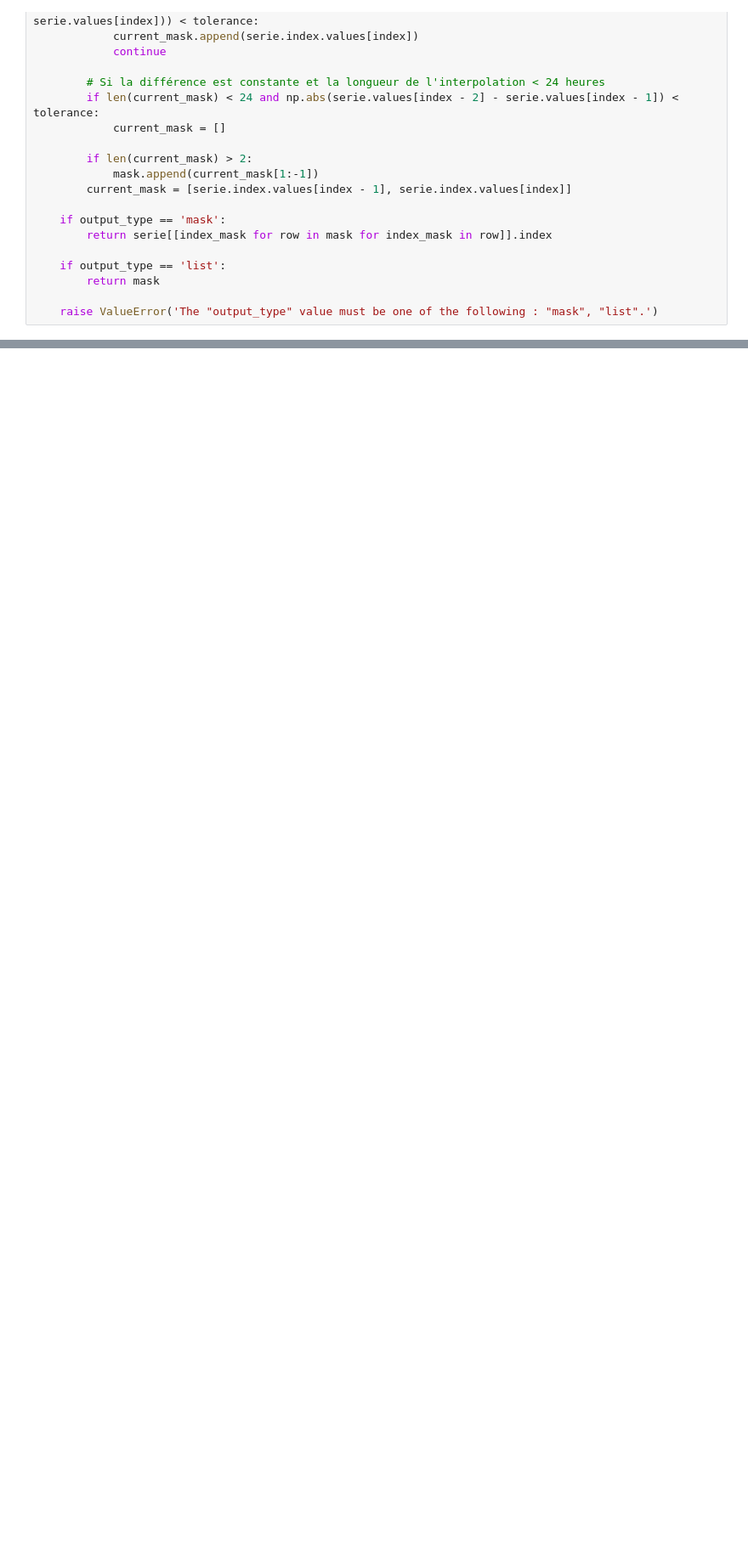
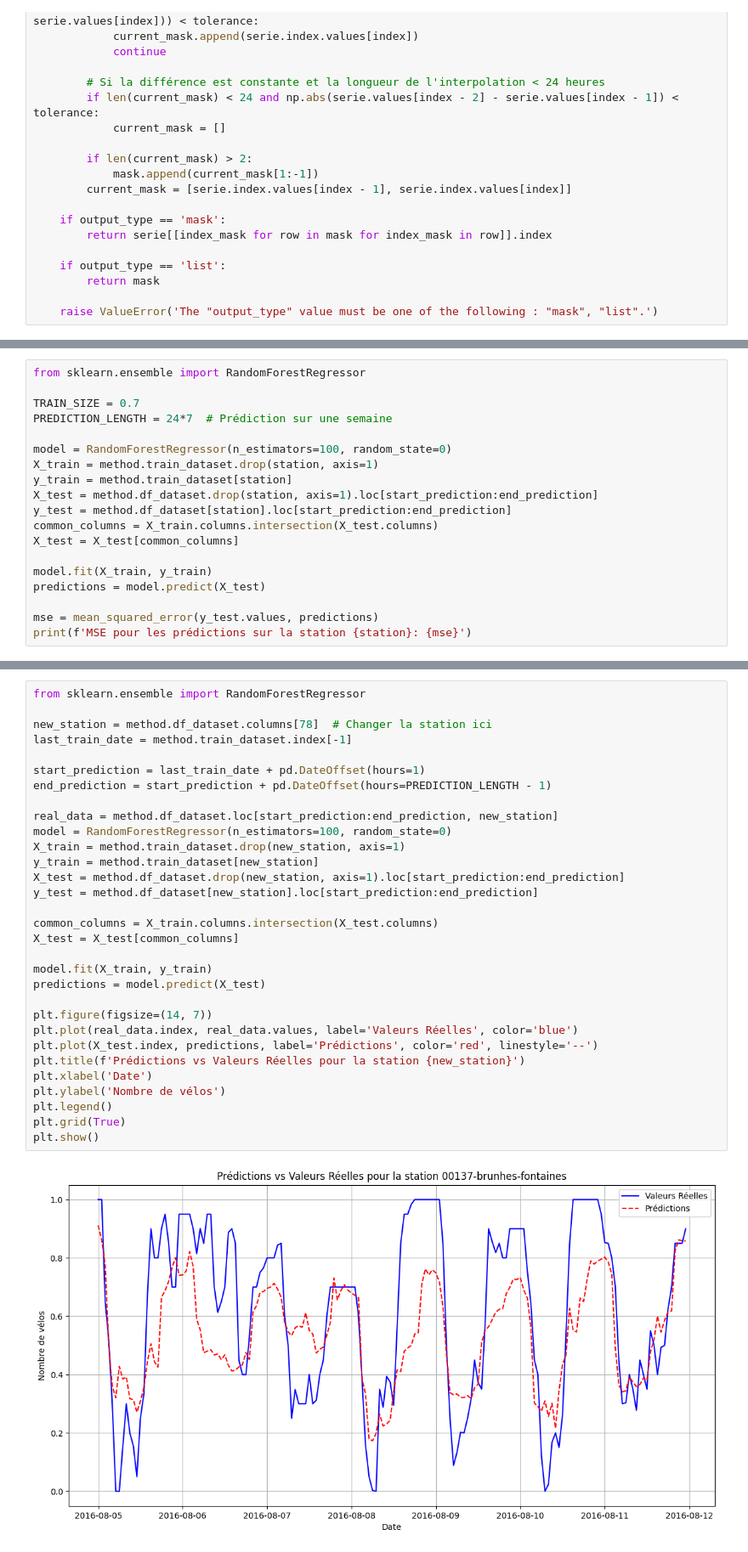
Before and after one commit to Myuketsu/Time-series-predictions-on-bike-station-sensor-networks, a Jupyter notebook: test.ipynb, the cells around one changed output, grey strips where cells are left out. Shown at 85% size. Drawn from its saved outputs; the diff is of its cells as text; blank space fills up the shorter version.

```diff
--- a/test.ipynb
+++ b/test.ipynb
@@ -182,0 +179,19 @@ NameError: name 'df' is not defined
+# %%
+from sklearn.ensemble import RandomForestRegressor
+
+TRAIN_SIZE = 0.7
+PREDICTION_LENGTH = 24*7  # Prédiction sur une semaine
+
+model = RandomForestRegressor(n_estimators=100, random_state=0)
+X_train = method.train_dataset.drop(station, axis=1)
+y_train = method.train_dataset[station]
+X_test = method.df_dataset.drop(station, axis=1).loc[start_prediction:end_prediction]
+y_test = method.df_dataset[station].loc[start_prediction:end_prediction]
+common_columns = X_train.columns.intersection(X_test.columns)
+X_test = X_test[common_columns]
+
+model.fit(X_train, y_train)
+predictions = model.predict(X_test)
+
+mse = mean_squared_error(y_test.values, predictions)
+print(f'MSE pour les prédictions sur la station {station}: {mse}')
@@ -182,0 +200,33 @@ NameError: name 'df' is not defined
+# %%
+from sklearn.ensemble import RandomForestRegressor
+
+new_station = method.df_dataset.columns[78]  # Changer la station ici
+last_train_date = method.train_dataset.index[-1]
+
+start_prediction = last_train_date + pd.DateOffset(hours=1)
+end_prediction = start_prediction + pd.DateOffset(hours=PREDICTION_LENGTH - 1)
+
+real_data = method.df_dataset.loc[start_prediction:end_prediction, new_station]
+model = RandomForestRegressor(n_estimators=100, random_state=0)
+X_train = method.train_dataset.drop(new_station, axis=1)
+y_train = method.train_dataset[new_station]
+X_test = method.df_dataset.drop(new_station, axis=1).loc[start_prediction:end_prediction]
+y_test = method.df_dataset[new_station].loc[start_prediction:end_prediction]
+
+common_columns = X_train.columns.intersection(X_test.columns)
+X_test = X_test[common_columns]
+
+model.fit(X_train, y_train)
+predictions = model.predict(X_test)
+
+plt.figure(figsize=(14, 7))
+plt.plot(real_data.index, real_data.values, label='Valeurs Réelles', color='blue')
+plt.plot(X_test.index, predictions, label='Prédictions', color='red', linestyle='--')
+plt.title(f'Prédictions vs Valeurs Réelles pour la station {new_station}')
+plt.xlabel('Date')
+plt.ylabel('Nombre de vélos')
+plt.legend()
+plt.grid(True)
+plt.show()
+# %% [output]
+[figure, added]
```
Also changed, not shown: parts of 21 cells of this notebook.
